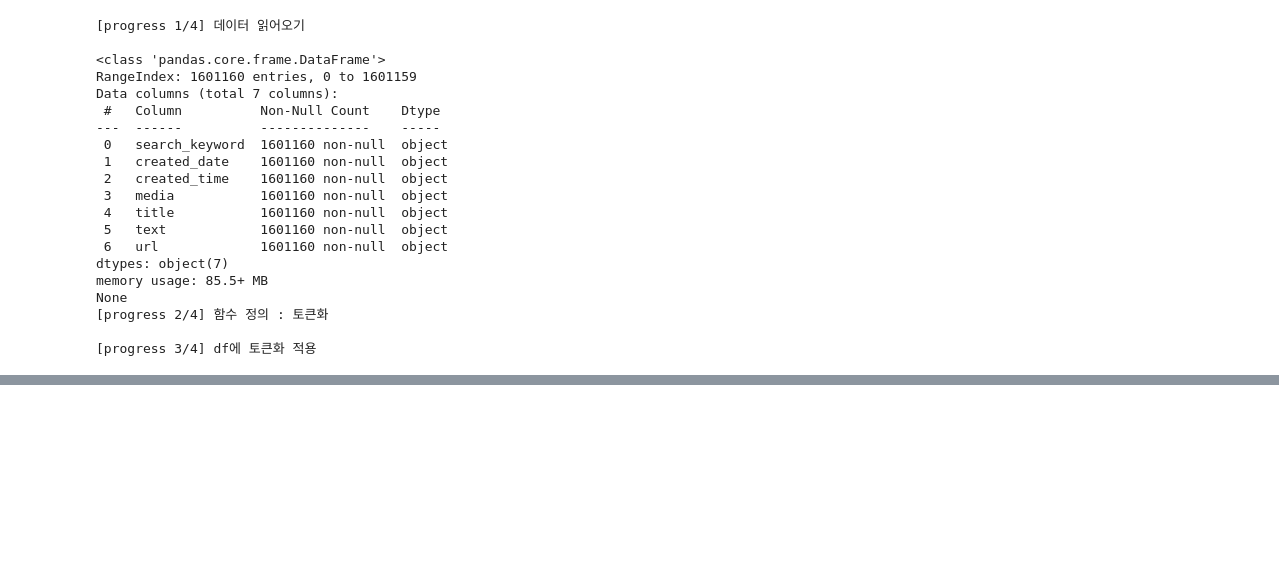
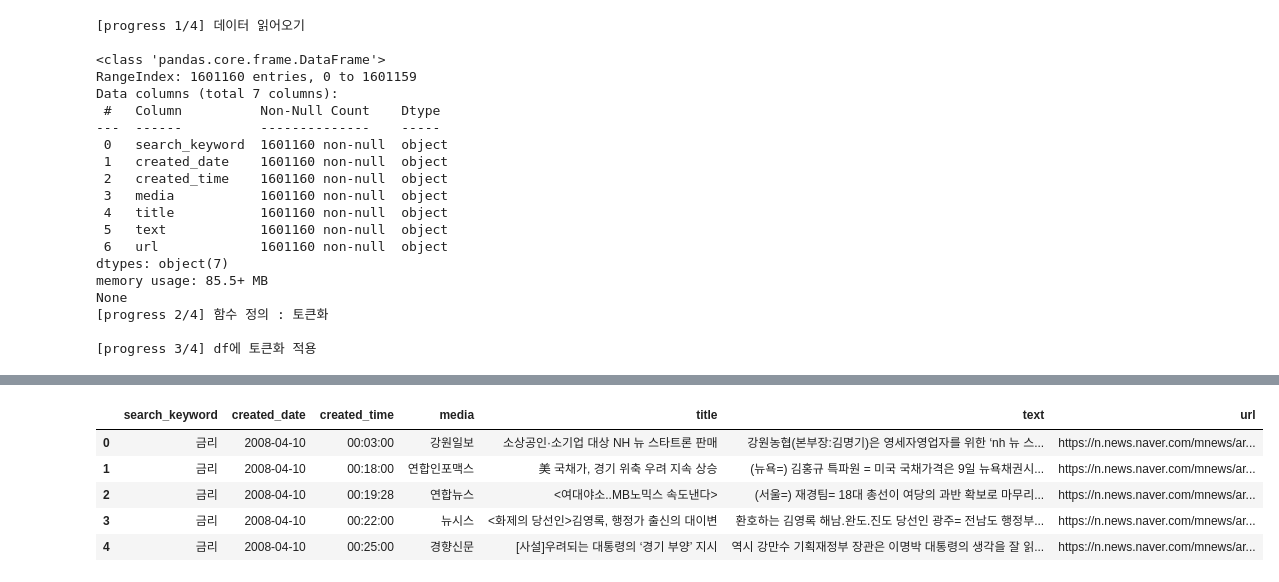
Before and after one commit to Kain7f1/Deciphering-MPB-Minutes, a Jupyter notebook: 2_Preprocessing_Texts/1_News_Articles/4_tokenize.ipynb, the cells around one changed output, grey strips where cells are left out. Drawn from its saved outputs; the diff is of its cells as text; code cells hidden in the pictures; blank space fills up the shorter version.

```diff
--- a/2_Preprocessing_Texts/1_News_Articles/4_tokenize.ipynb
+++ b/2_Preprocessing_Texts/1_News_Articles/4_tokenize.ipynb
@@ -359,0 +368,9 @@ None
+# %%
+df.head()
+# %% [output]
+|  | search_keyword | created_date | created_time | media | title | text | url |
+| 0 | 금리 | 2008-04-10 | 00:03:00 | 강원일보 | 소상공인·소기업 대상 NH 뉴 스타트론 판매 | 강원농협(본부장:김명기)은 영세자영업자를 위한 ‘nh 뉴 스... | https://n.news.naver.com/mnews/ar... |
+| 1 | 금리 | 2008-04-10 | 00:18:00 | 연합인포맥스 | 美 국채가, 경기 위축 우려 지속 상승 | (뉴욕=) 김홍규 특파원 = 미국 국채가격은 9일 뉴욕채권시... | https://n.news.naver.com/mnews/ar... |
+| 2 | 금리 | 2008-04-10 | 00:19:28 | 연합뉴스 | <여대야소..MB노믹스 속도낸다> | (서울=) 재경팀= 18대 총선이 여당의 과반 확보로 마무리... | https://n.news.naver.com/mnews/ar... |
+| 3 | 금리 | 2008-04-10 | 00:22:00 | 뉴시스 | <화제의 당선인>김영록, 행정가 출신의 대이변 | 환호하는 김영록 해남.완도.진도 당선인 광주= 전남도 행정부... | https://n.news.naver.com/mnews/ar... |
+| 4 | 금리 | 2008-04-10 | 00:25:00 | 경향신문 | [사설]우려되는 대통령의 ‘경기 부양’ 지시 | 역시 강만수 기획재정부 장관은 이명박 대통령의 생각을 잘 읽... | https://n.news.naver.com/mnews/ar... |
```
Also changed, not shown: parts of 14 cells of this notebook.
